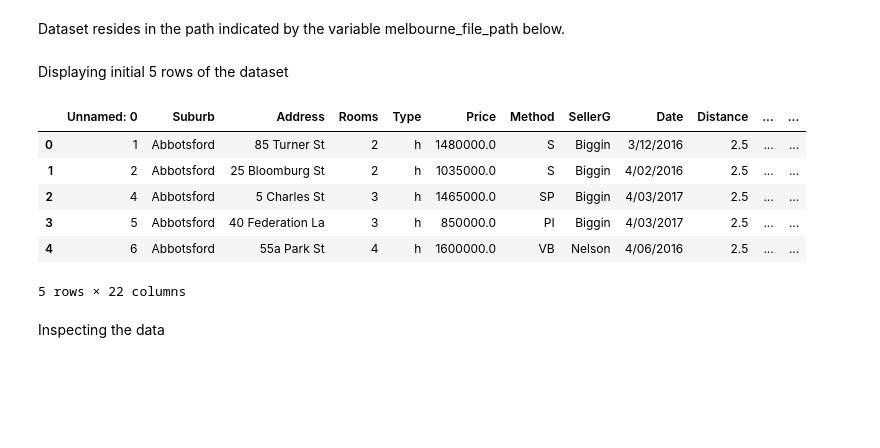
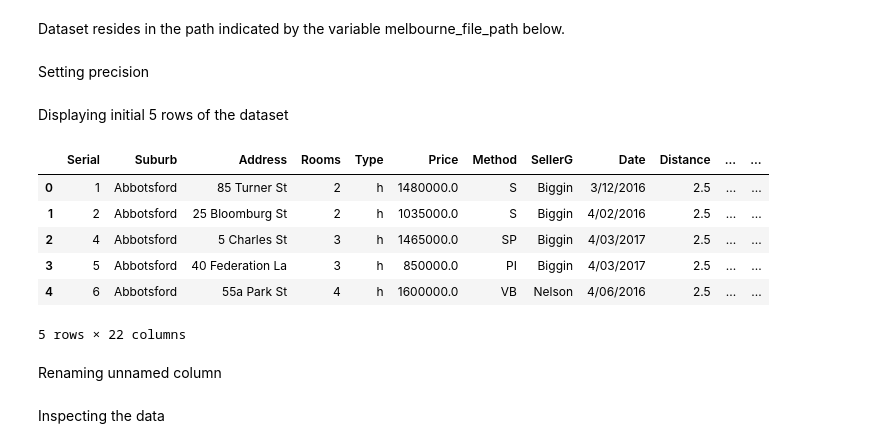
Before and after one commit to HimanshuDwivedi623317/Melbourne-ML, a Jupyter notebook: Melbourne ML/Melbourne.ipynb, the cells around one changed output. Drawn from its saved outputs; the diff is of its cells as text; code cells hidden in the pictures; blank space fills up the shorter version.

```diff
--- a/Melbourne ML/Melbourne.ipynb
+++ b/Melbourne ML/Melbourne.ipynb
@@ -30,16 +30,22 @@ from math import sqrt
 Dataset resides in the path indicated by the variable melbourne_file_path below.
 # %%
 melbourne_file_path = "melbourne-housing-staticversion/melb_data.csv"
-melbourne_data = pd.read_csv(melbourne_file_path)
+m_data = pd.read_csv(melbourne_file_path)
+# %% [markdown]
+Setting precision
+# %%
+pd.options.display.float_format = '{:.7f}'.format
 # %% [markdown]
 Displaying initial 5 rows of the dataset
 # %%
-melbourne_data.head()
+m_data.head()
 # %% [output]
-|  | Unnamed: 0 | Suburb | Address | Rooms | Type | Price | Method | SellerG | Date | Distance | ... | ... |
+|  | Serial | Suburb | Address | Rooms | Type | Price | Method | SellerG | Date | Distance | ... | ... |
 | 0 | 1 | Abbotsford | 85 Turner St | 2 | h | 1480000.0 | S | Biggin | 3/12/2016 | 2.5 | ... | ... |
 | 1 | 2 | Abbotsford | 25 Bloomburg St | 2 | h | 1035000.0 | S | Biggin | 4/02/2016 | 2.5 | ... | ... |
 | 2 | 4 | Abbotsford | 5 Charles St | 3 | h | 1465000.0 | SP | Biggin | 4/03/2017 | 2.5 | ... | ... |
 | 3 | 5 | Abbotsford | 40 Federation La | 3 | h | 850000.0 | PI | Biggin | 4/03/2017 | 2.5 | ... | ... |
 | 4 | 6 | Abbotsford | 55a Park St | 4 | h | 1600000.0 | VB | Nelson | 4/06/2016 | 2.5 | ... | ... |
 5 rows × 22 columns
+# %% [markdown]
+Renaming unnamed column
```
Also changed, not shown: parts of 18 cells of this notebook.
